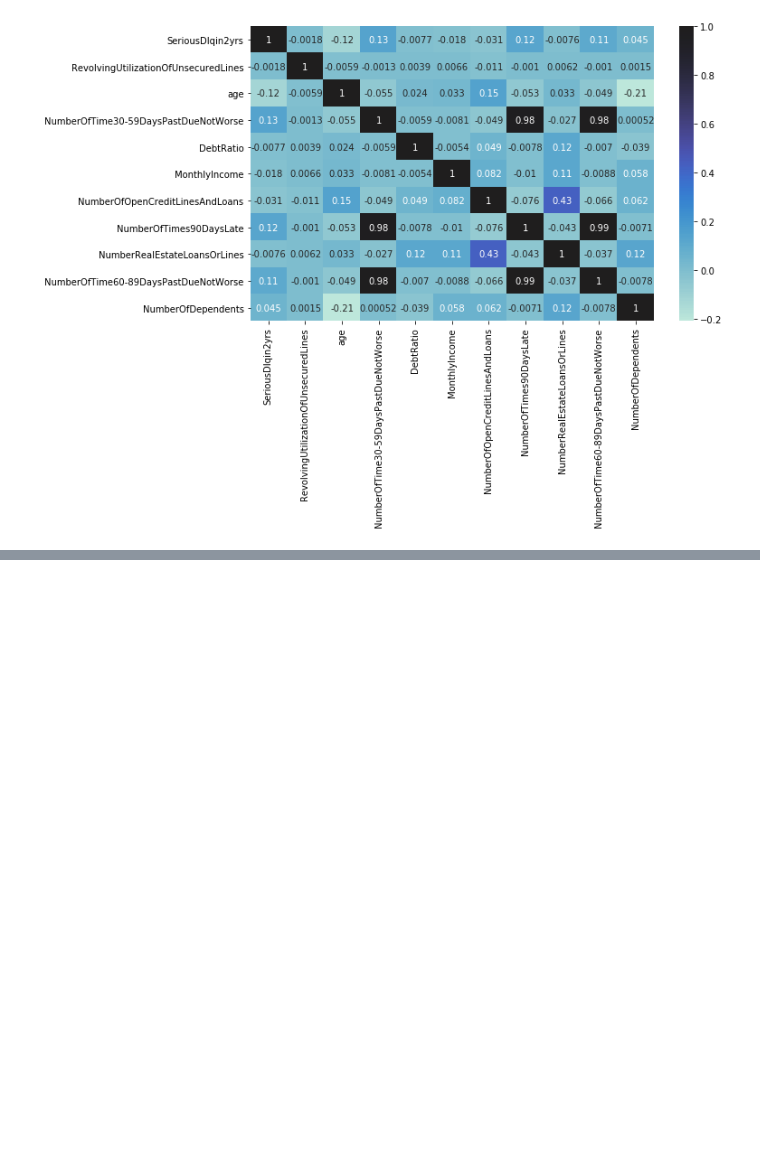
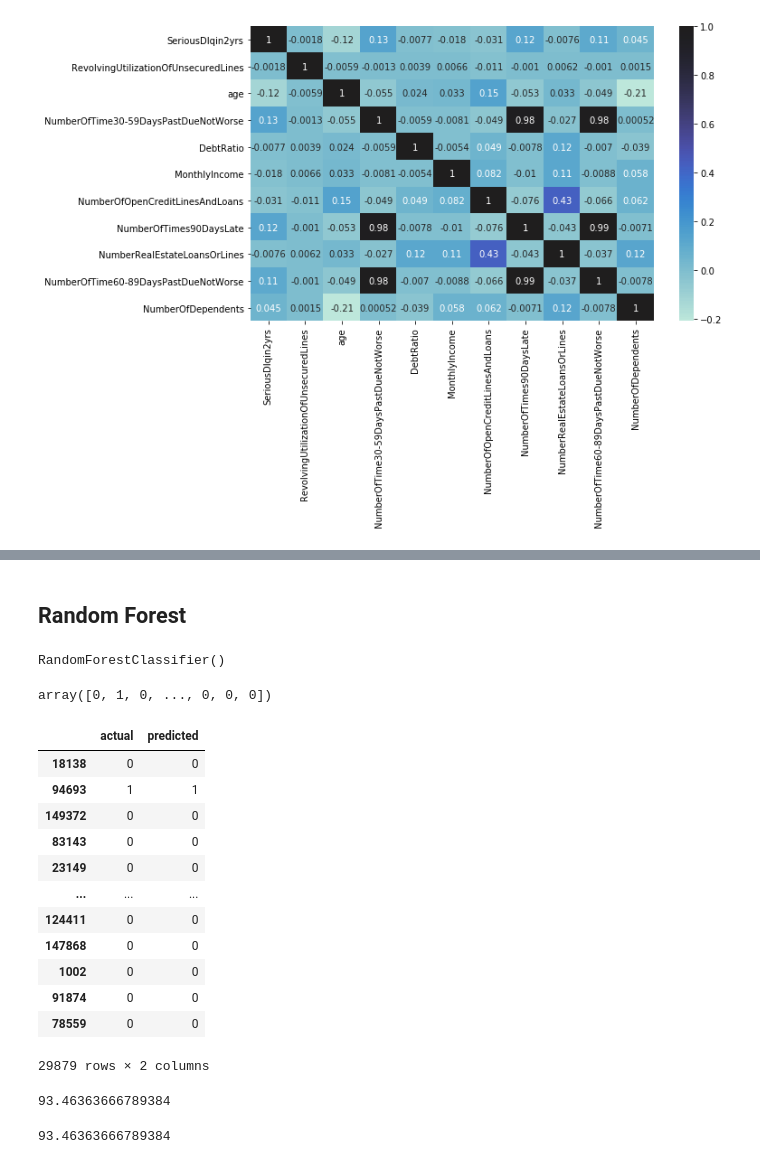
Before and after one commit to datacuriosity/MCI_Python_15S_Level_1, a Jupyter notebook: Lectures/Lecture_09+10/Session_11/live_lecture_08.ipynb, the cells around one changed output, grey strips where cells are left out. Saved outputs shown, nothing was run; the diff lists cells and outputs as text; code cells hidden in the pictures; blank space fills up the shorter version.

```diff
--- a/Lectures/Lecture_09+10/Session_11/live_lecture_08.ipynb
+++ b/Lectures/Lecture_09+10/Session_11/live_lecture_08.ipynb
@@ -291,0 +356,2 @@ sns.heatmap(df.corr(), annot=True, center=True);
+# %% [markdown]
+## Random Forest
@@ -291,0 +361,6 @@ sns.heatmap(df.corr(), annot=True, center=True);
+# %%
+# Training
+random_forest = RandomForestClassifier()
+random_forest.fit(X_train, y_train)
+# %% [output]
+RandomForestClassifier()
@@ -291,0 +369,28 @@ sns.heatmap(df.corr(), annot=True, center=True);
+# %%
+y_predicted
+# %% [output]
+array([0, 1, 0, ..., 0, 0, 0])
+# %%
+pd.DataFrame({'actual': y_test, 'predicted':y_predicted})
+# %% [output]
+|  | actual | predicted |
+| 18138 | 0 | 0 |
+| 94693 | 1 | 1 |
+| 149372 | 0 | 0 |
+| 83143 | 0 | 0 |
+| 23149 | 0 | 0 |
+| ... | ... | ... |
+| 124411 | 0 | 0 |
+| 147868 | 0 | 0 |
+| 1002 | 0 | 0 |
+| 91874 | 0 | 0 |
+| 78559 | 0 | 0 |
+29879 rows × 2 columns
+# %%
+accuracy_score(y_test, y_predicted)*100
+# %% [output]
+93.46363666789384
+# %%
+random_forest.score(X_test, y_test) * 100
+# %% [output]
+93.46363666789384
```
Also changed, not shown: parts of 29 cells of this notebook.
